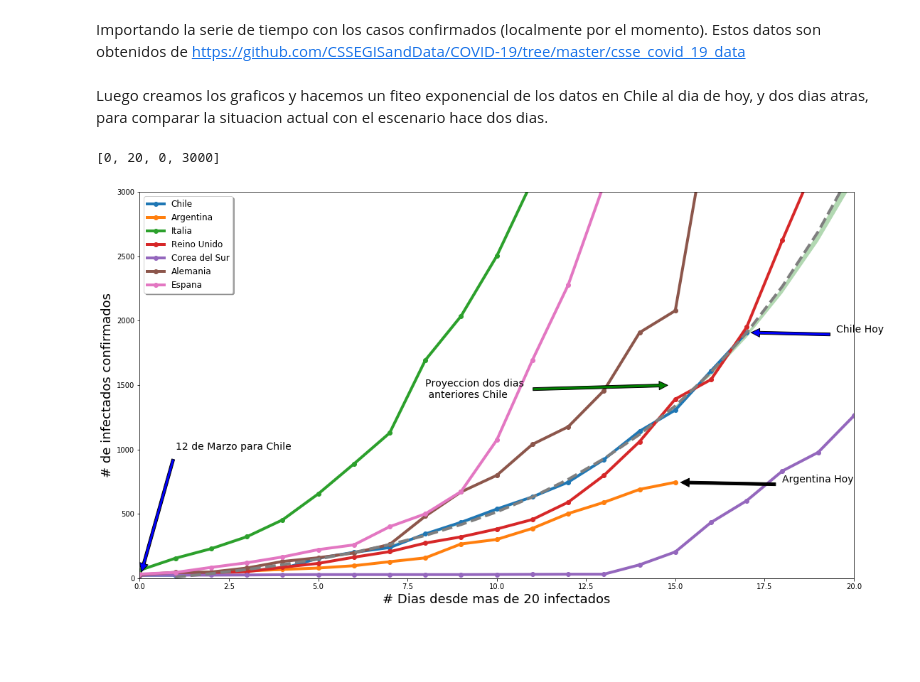
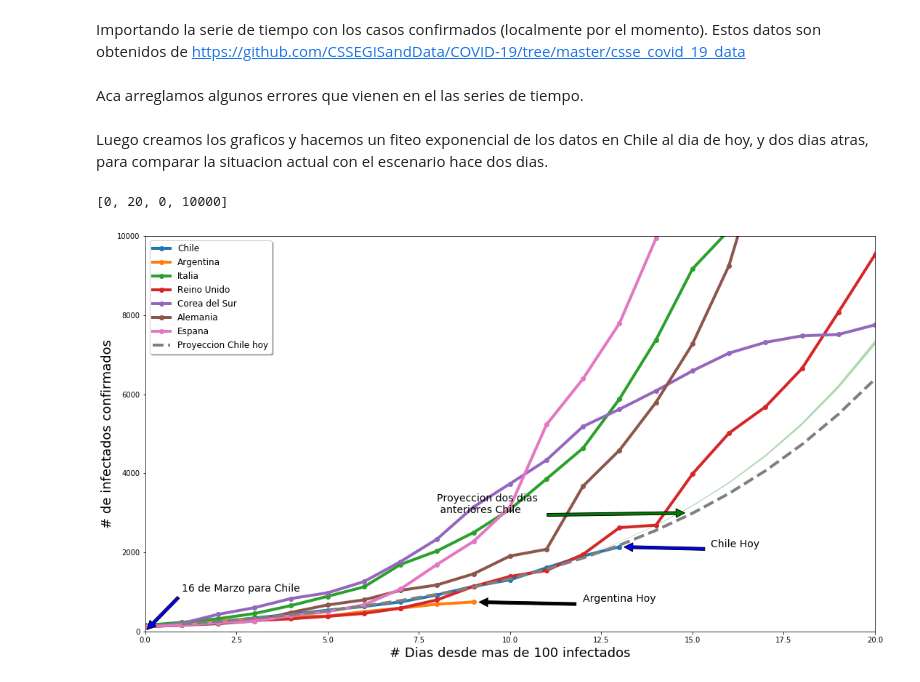
Before and after one commit to svezden/COVID-19, a Jupyter notebook: csse_covid_19_data/Analysis_Covid19.ipynb, the cells around one changed output. Cells and saved outputs as stored; diff of their text form; code cells hidden in the pictures; blank space fills up the shorter version.

```diff
--- a/csse_covid_19_data/Analysis_Covid19.ipynb
+++ b/csse_covid_19_data/Analysis_Covid19.ipynb
@@ -21,13 +19,21 @@ cases = pd.read_csv("time_series_19-covid-Confirmed.csv")
+# %%
+#cases = pd.read_csv("time_series_covid19_confirmed_global.csv")
+cases = pd.read_csv("https://raw.githubusercontent.com/CSSEGISandData/COVID-19/master/csse_covid_19_data/csse_covid_19_time_series/time_series_covid19_confirmed_global.csv")
 # %%
-data = cases.loc[cases['Country/Region'].isin(['Chile','Germany','Korea, South','Spain','Italy', 'Argentina'])].T
-UK_data    = cases.loc[cases['Province/State'] == 'United Kingdom'].T
-data = pd.concat([data, UK_data], axis=1)
+data = cases.loc[cases['Country/Region'].isin(['Chile','Germany','Korea, South','Spain','Italy', 'Argentina', 'United Kingdom'])].T
+ts_data = data.loc['1/22/20':'3/29/20'].rename(columns = {48: "Chile", 137: "Italia", 223: "Reino Unido", 143: "Corea del Sur", 201: "Espana", 120: "Alemania", 6: "Argentina"})
-# %%
-ts_data = data.loc['1/22/20':'3/28/20'].rename(columns = {67: "Chile", 16: "Italia", 403: "Reino Unido", 156: "Corea del Sur", 18: "Espana", 11: "Alemania", 66: "Argentina"})
+# %% [markdown]
+Aca arreglamos algunos errores que vienen en el las series de tiempo.
+# %%
+ts_data['Reino Unido'][50] = 590
+ts_data['Reino Unido'][53] = 1391
+ts_data['Chile'][57] = 342
+ts_data['Espana'][50] = 3146
+ts_data['Italia'][50] = 15113
 # %% [markdown]
 Luego creamos los graficos y hacemos un fiteo exponencial de los datos en Chile al dia de hoy, y dos dias atras, para comparar la situacion actual con el escenario hace dos dias.
 # %%
-min_confirm = 20
+min_confirm = 100
 countries = ['Chile','Argentina','Italia','Reino Unido','Corea del Sur','Alemania','Espana']
 data_country = {}
 fig, ax = plt.subplots()
@@ -35,39 +41,40 @@ for country in countries:
     data_country[country] = ts_data[country].loc[ts_data[country] > min_confirm]
     ax.plot([i for i in range(0, len(data_country[country]))], data_country[country], label = str(country), linewidth=4, marker = "." , markersize = 12)
 
-legend = ax.legend(loc = 'upper left', shadow = True, fontsize='larger')
-plt.xlabel('# Dias desde mas de 20 infectados', size =18)
+
+plt.xlabel('# Dias desde mas de '+str(min_confirm)+' infectados', size =18)
 plt.ylabel('# de infectados confirmados', size =18)
 
-ax.annotate('Proyeccion dos dias\n anteriores Chile', xy=(15, 1500), xytext=(8, 1400),
+ax.annotate('Proyeccion dos dias\n anteriores Chile', xy=(15, 3000), xytext=(8, 3000),
             arrowprops=dict(facecolor='green', shrink=0.05),size = 14)
 
-ax.annotate('12 de Marzo para Chile', xy=(0, 0), xytext=(1, 1000),
+ax.annotate('16 de Marzo para Chile', xy=(0, 0), xytext=(1, 1000),
             arrowprops=dict(facecolor='blue', shrink=0.05), size = 14)
 
 ax.annotate('Chile Hoy', xy=(len(data_country['Chile'])-1, data_country['Chile'][-1]), xytext=(len(data_country['Chile'])+1.5, data_country['Chile'][-1]),
             arrowprops=dict(facecolor='blue', shrink=0.05), size = 14)
 
 ax.annotate('Argentina Hoy', xy=(len(data_country['Argentina'])-1, data_country['Argentina'][-1]), xytext=(len(data_country['Argentina'])+2, data_country['Argentina'][-1]),
             arrowprops=dict(facecolor='black', shrink=0.05), size = 14)
 
 x  = np.array([i for i in range(1, len(data_country['Chile']))])
 params_m2, pcov_m2 = optimize.curve_fit(test_func, x[:-2], np.array(data_country['Chile'][1:],dtype = float)[:-2],
                                                p0=[2, 2, 2])
 params_m1, pcov_m1 = optimize.curve_fit(test_func, x[:-1], np.array(data_country['Chile'][1:],dtype = float)[:-1],
                                                p0=[2, 2, 2])
 params, pcov       = optimize.curve_fit(test_func, x, np.array(data_country['Chile'][1:],dtype = float),
                                                p0=[2, 2, 2])
 
 days = np.array([i for i in range(1,100)])
 ax.plot(days, test_func(days, params[0], params[1], params[2]),
          label='Proyeccion Chile hoy', linewidth = 4, linestyle ='--')
+legend = ax.legend(loc = 'upper left', shadow = True, fontsize='larger')
 
 proj_m1 = test_func(days, params_m1[0], params_m1[1], params_m1[2])
 proj_m2 = test_func(days, params_m2[0], params_m2[1], params_m2[2])
 
 ax.fill_between(days , proj_m1, proj_m2,  facecolor='green', alpha=0.3)
-ax.axis([0, 20, 0, 3000])
+ax.axis([0, 20, 0, 10000])
 # %% [output]
-[0, 20, 0, 3000]
+[0, 20, 0, 10000]
-[figure, old version]
+[figure, new version]
```
Also changed, not shown: parts of 8 cells of this notebook.
